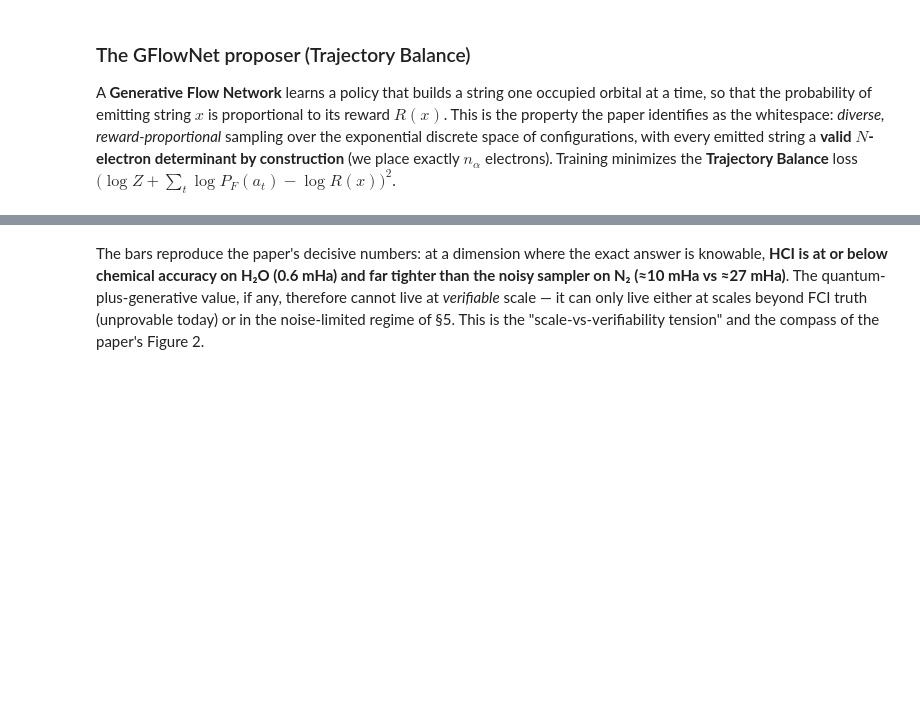
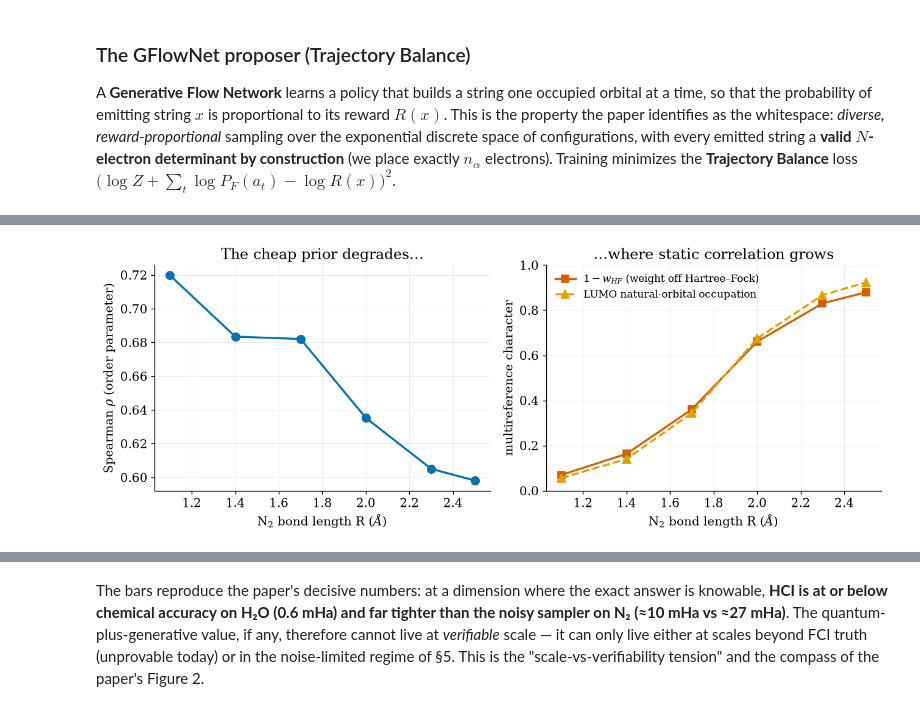
Before and after one commit to nicolasbonilla/ml-for-sqd-review, a Jupyter notebook: notebook/GFlowNet_SQD_calculations.ipynb, the cells around one changed output, grey strips where cells are left out. Cells and saved outputs as stored; diff of their text form; code cells hidden in the pictures; blank space fills up the shorter version.

```diff
--- a/notebook/GFlowNet_SQD_calculations.ipynb
+++ b/notebook/GFlowNet_SQD_calculations.ipynb
@@ -418,0 +432,29 @@ plt.savefig("/w/nb_fig4b_compactness.png", bbox_inches="tight"); plt.show()
+# %%
+def analyse_geometry(Rx):
+    m = gto.M(atom=f"N 0 0 0; N 0 0 {Rx}", basis="cc-pvdz", verbose=0)
+    f = scf.RHF(m).run()
+    c = mcscf.CASCI(f, NCAS, NELECAS)
+    H1, EC = c.get_h1cas(); H2 = ao2mo.restore(1, c.get_h2cas(), NCAS)
+    sA = cistring.make_strings(range(NCAS), na); dA = len(sA)
+    hfi = int(np.where(sA == (1<<na)-1)[0][0])
+    v0 = np.zeros((dA,dA)); v0[hfi,hfi] = 1.0                       # cheap Epstein-Nesbet reward
+    H2e = direct_spin1.absorb_h1e(H1, H2, NCAS, NELECAS, 0.5)
+    Hc = direct_spin1.contract_2e(H2e, v0, NCAS, NELECAS).reshape(dA,dA)
+    hd = direct_spin1.make_hdiag(H1, H2, NCAS, NELECAS).reshape(dA,dA)
+    den = Hc[hfi,hfi]-hd; den[hfi,hfi]=1.0
+    cc = Hc/den; cc[hfi,hfi]=1.0
+    wc = (cc**2).sum(1)
+    eF, cV = pyscf.fci.direct_spin1.FCI().kernel(H1, H2, NCAS, NELECAS, ecore=EC); cV = cV.reshape(dA,dA)
+    wT = (cV**2).sum(1)                                            # exact FCI weights
+    dm1 = pyscf.fci.direct_spin1.make_rdm1(cV, NCAS, NELECAS)      # 1-RDM -> natural-orbital occupations
+    noon = np.sort(np.linalg.eigvalsh(dm1))[::-1]
+    return dict(R=Rx, rho=float(spearmanr(wc, wT).correlation),
+                homo=float(noon[na-1]), lumo=float(noon[na]),
+                sumfrac=float(sum(min(x,2-x) for x in noon)), wHF=float(cV[hfi,hfi]**2))
+
+Rs = [1.10, 1.40, 1.70, 2.00, 2.30, 2.50]
+op = [analyse_geometry(Rx) for Rx in Rs]
+print(f"{'R(A)':>5s} {'Spearman':>9s} {'HOMO NOON':>10s} {'LUMO NOON':>10s} {'sum_frac':>9s} {'HF weight':>10s}")
+for g in op:
+    print(f"{g['R']:5.2f} {g['rho']:9.3f} {g['homo']:10.3f} {g['lumo']:10.3f} {g['sumfrac']:9.3f} {g['wHF']:10.3f}")
+log(f"\norder parameter falls {op[0]['rho']:.3f} -> {op[-1]['rho']:.3f} as HF weight collapses {op[0]['wHF']:.2f} -> {op[-1]['wHF']:.2f}")
@@ -418,0 +471,14 @@ plt.savefig("/w/nb_fig4b_compactness.png", bbox_inches="tight"); plt.show()
+# %%
+# ---- Figure 5: the order parameter, measured (paper Fig. 9) ----
+Rv=[g['R'] for g in op]; rhov=[g['rho'] for g in op]; mrw=[1-g['wHF'] for g in op]; lum=[g['lumo'] for g in op]
+fig, ax = plt.subplots(1, 2, figsize=(11, 4.2))
+ax[0].plot(Rv, rhov, "o-", color=OI["blue"], lw=2, ms=8)
+ax[0].set_xlabel("N$_2$ bond length R ($\\AA$)"); ax[0].set_ylabel(r"Spearman $\rho$ (order parameter)")
+ax[0].set_title("The cheap prior degrades…")
+ax[1].plot(Rv, mrw, "s-", color=OI["vermilion"], lw=2, ms=7, label=r"$1-w_{HF}$ (weight off Hartree–Fock)")
+ax[1].plot(Rv, lum, "^--", color=OI["orange"], lw=2, ms=8, label="LUMO natural-orbital occupation")
+ax[1].set_xlabel("N$_2$ bond length R ($\\AA$)"); ax[1].set_ylabel("multireference character")
+ax[1].set_title("…where static correlation grows"); ax[1].set_ylim(0,1); ax[1].legend(fontsize=10)
+plt.savefig("/w/nb_fig5_orderparam.png", bbox_inches="tight"); plt.show()
+# %% [output]
+[figure, added]
```
Also changed, not shown: parts of 30 cells of this notebook.
